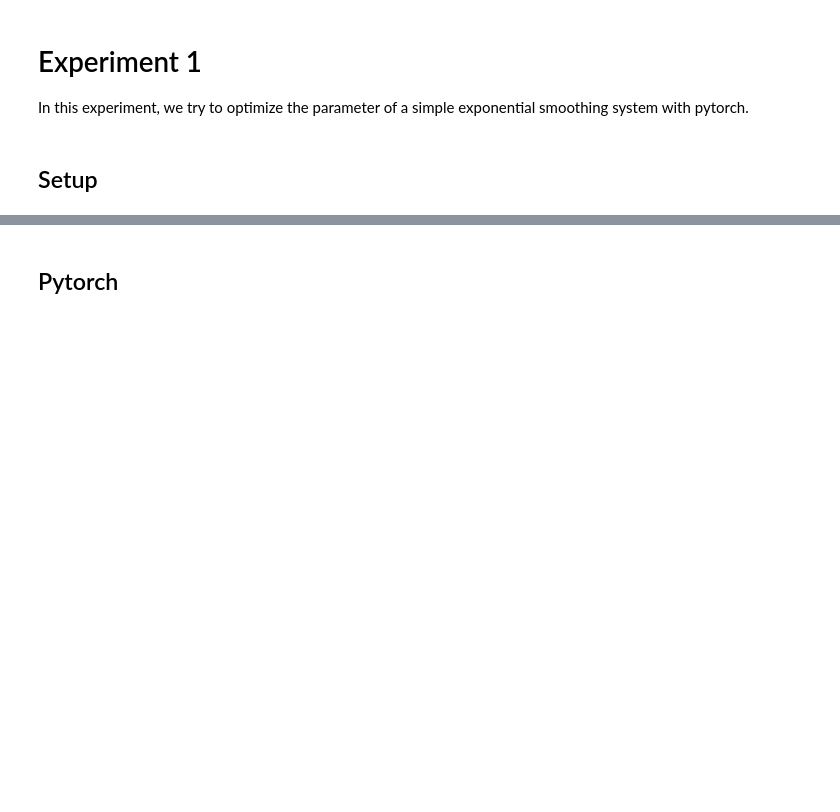
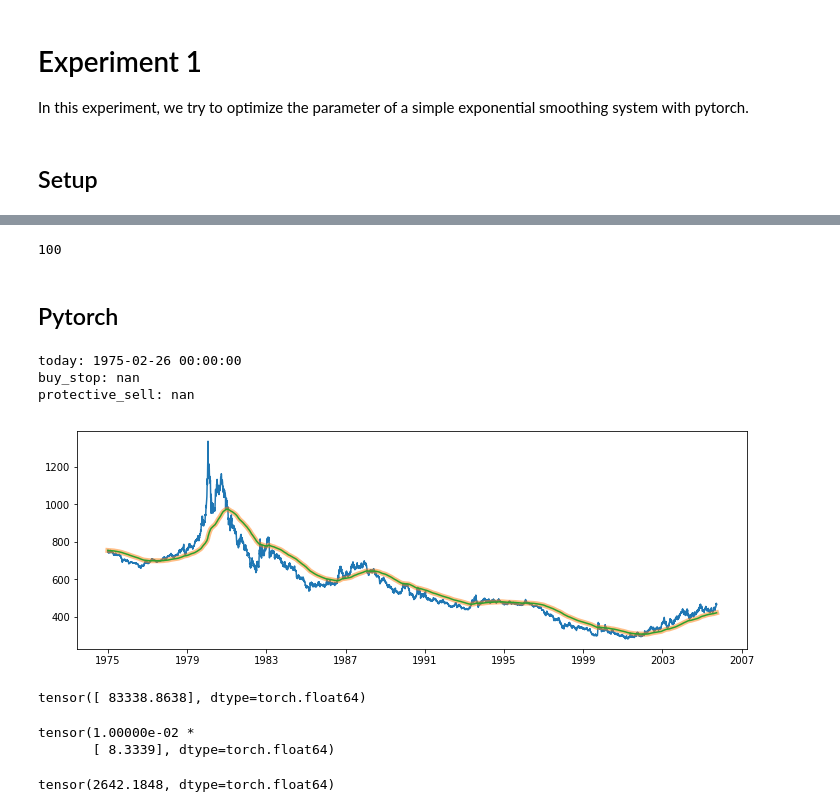
Before and after one commit to peerchen/trend-following-1, a Jupyter notebook: Pytorch - Experiment 1 - Exponential Smoothing Trading.ipynb, the cells around one changed output, grey strips where cells are left out. Cells and saved outputs as stored; diff of their text form; code cells hidden in the pictures; blank space fills up the shorter version.

```diff
--- a/Pytorch - Experiment 1 - Exponential Smoothing Trading.ipynb
+++ b/Pytorch - Experiment 1 - Exponential Smoothing Trading.ipynb
@@ -37,3 +88,7 @@ j: 2  -  XNAS/ABAX
+# %%
+gold_es0.position_step
+# %% [output]
+100
 # %% [markdown]
 ## Pytorch
 # %%
@@ -105,3 +583,38 @@ class ES1_Trading_Strategy(Trading_Strategy):
 
         else:
             pass
+# %%
+gold_es1 = ES1_Trading_Strategy_Torch(price, a=a, name = 'Comex - Gold (Torch)')
+# %%
+gold_es1.excecute()
+
+# for i in range(1, len(gold_es1.dates)):
+#             gold_es1.today_prices = {k: gold_es1.prices[k][i] for k in gold_es1.prices.keys()}
+#             gold_es1.update_state(i)
+#             gold_es1.orders_before_trading_starts(i)
+# %% [output]
+today: 1975-02-26 00:00:00
+buy_stop: nan
+protective_sell: nan
+# %%
+plt.plot(price.Close, label='Close')
+plt.plot(Series(data=gold_es0.state['esa'], index=price.index), label='Exp. smoothing', lw=5, alpha=0.5)
+plt.plot(Series(data=gold_es1.state['esa'], index=price.index), label='Exp. smoothing (Torch)')
+plt.show()
+
+assert np.all(gold_es0.state['esa'][:-1] == gold_es1.state['esa'][:-1])
+# %% [output]
+[figure, added]
+# %%
+gold_es1.equity_t
+# %% [output]
+tensor([ 83338.8638], dtype=torch.float64)
+# %%
+# gold_es1.trend_t.backward()
+# gold_es1.esa_t.backward()
+# gold_es1.equity_t.backward()
+Ratio = gold_es1.equity_t / gold_es1.equity['Equity'][0]
+Ratio
+# %% [output]
+tensor(1.00000e-02 *
+       [ 8.3339], dtype=torch.float64)
@@ -107,0 +623,4 @@ class ES1_Trading_Strategy(Trading_Strategy):
+# %%
+gold_es1.a_t.grad
+# %% [output]
+tensor(2642.1848, dtype=torch.float64)
```
Also changed, not shown: parts of 22 cells of this notebook, 2 other files.
